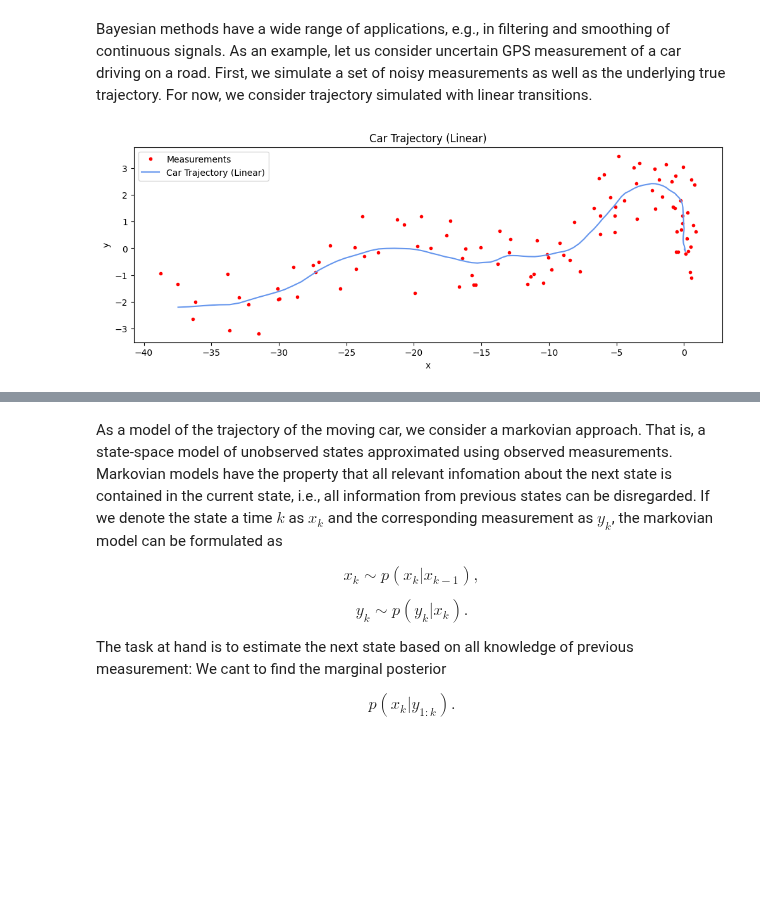
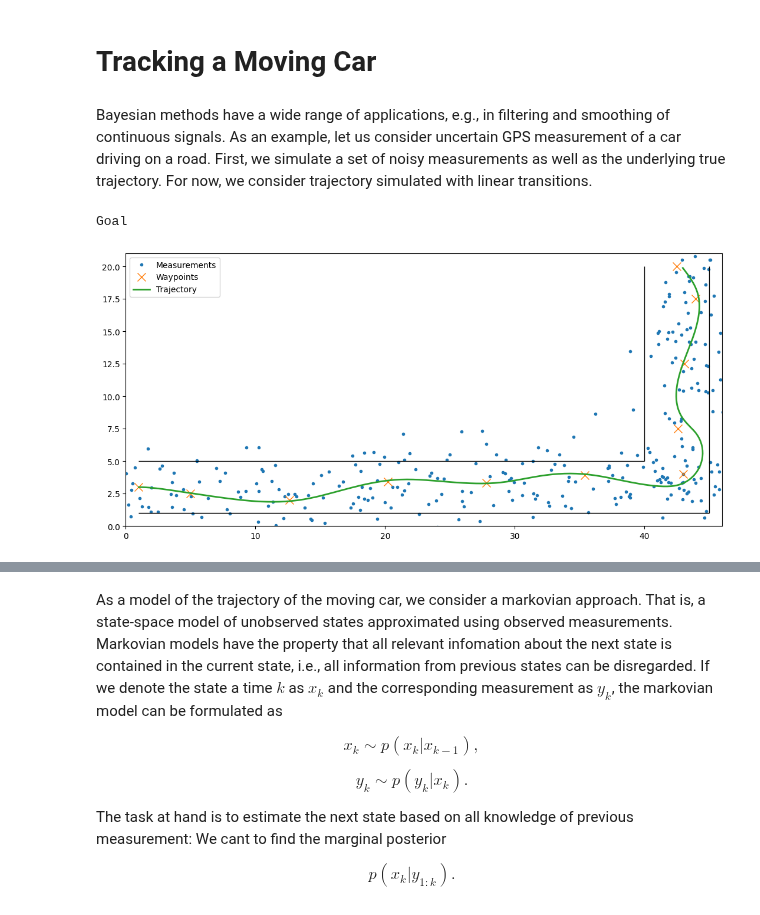
Before and after one commit to AndersGMadsen/bayesian-state-space-models, a Jupyter notebook: Bayesian_filtering_and_smoothing.ipynb, the cells around one changed output, grey strips where cells are left out. Saved outputs shown, nothing was run; the diff lists cells and outputs as text; code cells hidden in the pictures; blank space fills up the shorter version.

```diff
--- a/Bayesian_filtering_and_smoothing.ipynb
+++ b/Bayesian_filtering_and_smoothing.ipynb
@@ -5,22 +8,12 @@ from utils import CarTrajectoryLinear, CarTrajectoryNonLinear, KF, EKF, UKF, plo
+# %% [markdown]
+# Tracking a Moving Car
 # %% [markdown]
 Bayesian methods have a wide range of applications, e.g., in filtering and smoothing of continuous signals. As an example, let us consider uncertain GPS measurement of a car driving on a road. First, we simulate a set of noisy measurements as well as the underlying true trajectory. For now, we consider trajectory simulated with linear transitions.
-# %%
-system = CarTrajectoryLinear()
-states, measurements = system.get_data()
-
-fig, ax = plt.subplots(figsize=(12, 4))
-
-ax.plot(measurements[:, 0], measurements[:, 1], 'r.', label='Measurements')
-
-zero_cov = np.array([np.zeros([states.shape[1], states.shape[1]]) for _ in range(len(states))])
-plot_trajectory(ax, states, zero_cov, label='Car Trajectory (Linear)')
-
-ax.set_xlabel('x')
-ax.set_ylabel('y')
-
-ax.legend()
-ax.set_title('Car Trajectory (Linear)')
-
-plt.show()
-# %% [output]
-[figure, removed]
+# %%
+trajectory = MPCTrajectory()
+states, measurements = trajectory.get_data()
+
+trajectory.plot(states, measurements)
+# %% [output]
+Goal
+[figure, added]
```
Also changed, not shown: parts of 9 cells of this notebook, 2 other files.
